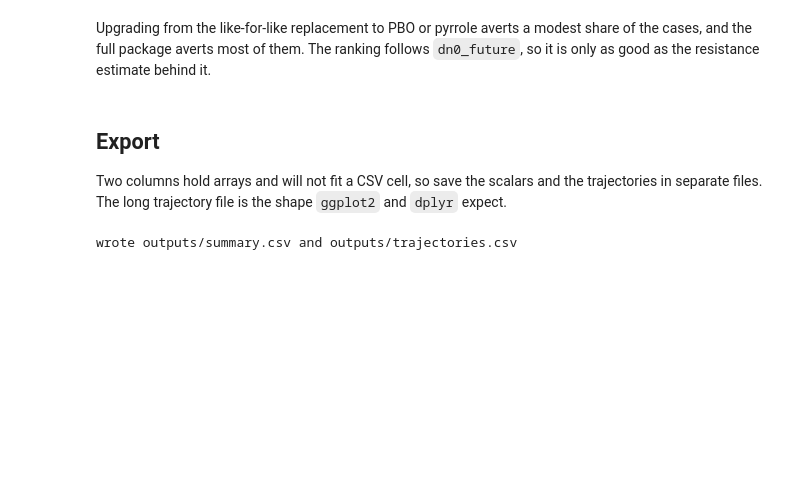
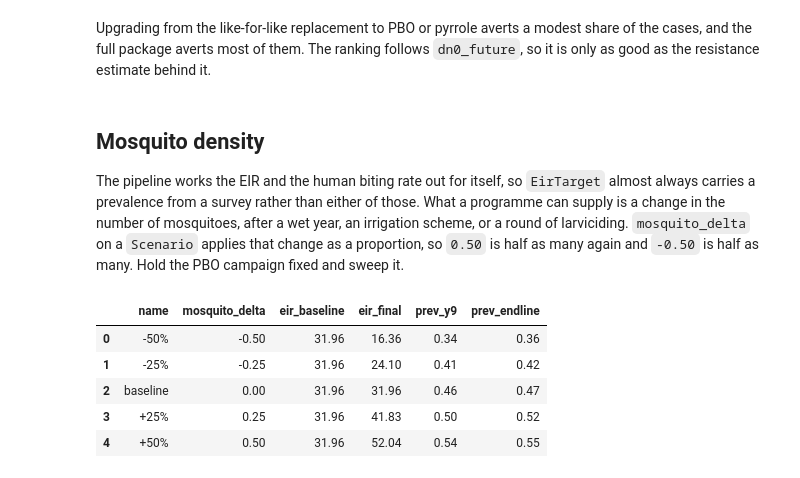
Before and after one commit to CosmoNaught/MINTverse, a Jupyter notebook: MINTverse-tutorial.ipynb, the cells around one changed output. Drawn from its saved outputs; the diff is of its cells as text; code cells hidden in the pictures; blank space fills up the shorter version.

```diff
--- a/MINTverse-tutorial.ipynb
+++ b/MINTverse-tutorial.ipynb
@@ -152,24 +152,28 @@ Upgrading from the like-for-like replacement to PBO or pyrrole averts a modest s
 and the full package averts most of them. The ranking follows `dn0_future`, so it is only as good as
 the resistance estimate behind it.
 # %% [markdown]
-## Export
+## Mosquito density
 
-Two columns hold arrays and will not fit a CSV cell, so save the scalars and the trajectories in
-separate files. The long trajectory file is the shape `ggplot2` and `dplyr` expect.
+The pipeline works the EIR and the human biting rate out for itself, so `EirTarget` almost always
+carries a prevalence from a survey rather than either of those. What a programme can supply is a
+change in the number of mosquitoes, after a wet year, an irrigation scheme, or a round of larviciding.
+`mosquito_delta` on a `Scenario` applies that change as a proportion, so `0.50` is half as many again
+and `-0.50` is half as many. Hold the PBO campaign fixed and sweep it.
 # %%
-os.makedirs("outputs", exist_ok=True)
+pbo = replace(base, name="PBO", net_type_future="pyrethroid_pbo", itn_future=0.70)
 
-results.drop(columns=["prevalence", "cases"]).to_csv("outputs/summary.csv", index=False)
+deltas = [-0.50, -0.25, 0.0, 0.25, 0.50]
+mosquito = run_scenarios([
+    replace(pbo, name=("baseline" if d == 0 else f"{d:+.0%}"), mosquito_delta=d)
+    for d in deltas
+])
 
-frames = []
-for _, row in results.iterrows():
-    frames.append(pd.DataFrame({
-        "name": row["name"], "day": day, "years": years,
-        "prevalence": row["prevalence"], "cases": row["cases"],
-    }))
-
-pd.concat(frames, ignore_index=True).to_csv("outputs/trajectories.csv", index=False)
-
-print("wrote outputs/summary.csv and outputs/trajectories.csv")
+mosquito[["name", "mosquito_delta", "eir_baseline", "eir_final",
+          "prev_y9", "prev_endline"]].round(2)
 # %% [output]
-wrote outputs/summary.csv and outputs/trajectories.csv
+|  | name | mosquito_delta | eir_baseline | eir_final | prev_y9 | prev_endline |
+| 0 | -50% | -0.50 | 31.96 | 16.36 | 0.34 | 0.36 |
+| 1 | -25% | -0.25 | 31.96 | 24.10 | 0.41 | 0.42 |
+| 2 | baseline | 0.00 | 31.96 | 31.96 | 0.46 | 0.47 |
+| 3 | +25% | 0.25 | 31.96 | 41.83 | 0.50 | 0.52 |
+| 4 | +50% | 0.50 | 31.96 | 52.04 | 0.54 | 0.55 |
```
Also changed, not shown: parts of 6 cells of this notebook, 50 other files.
